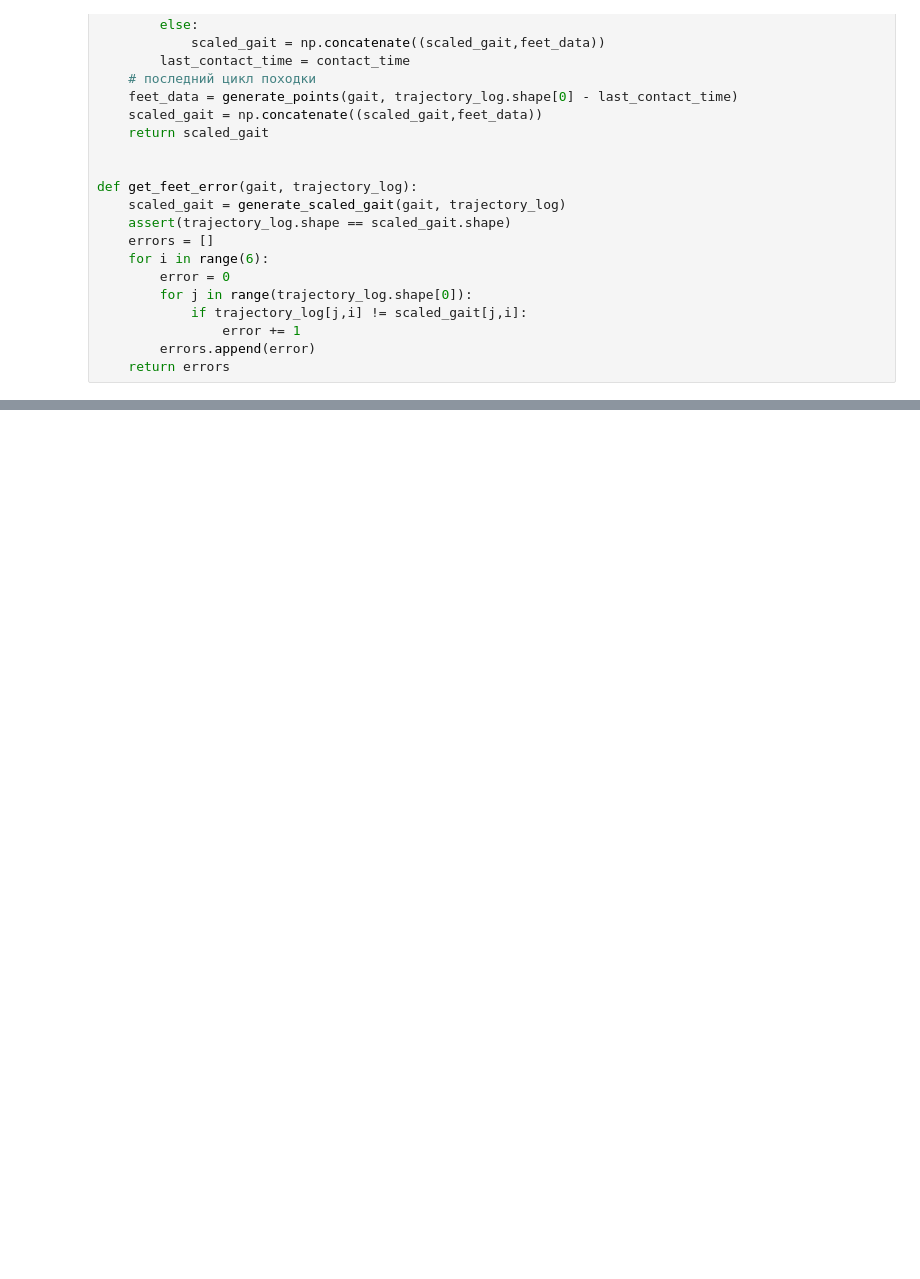
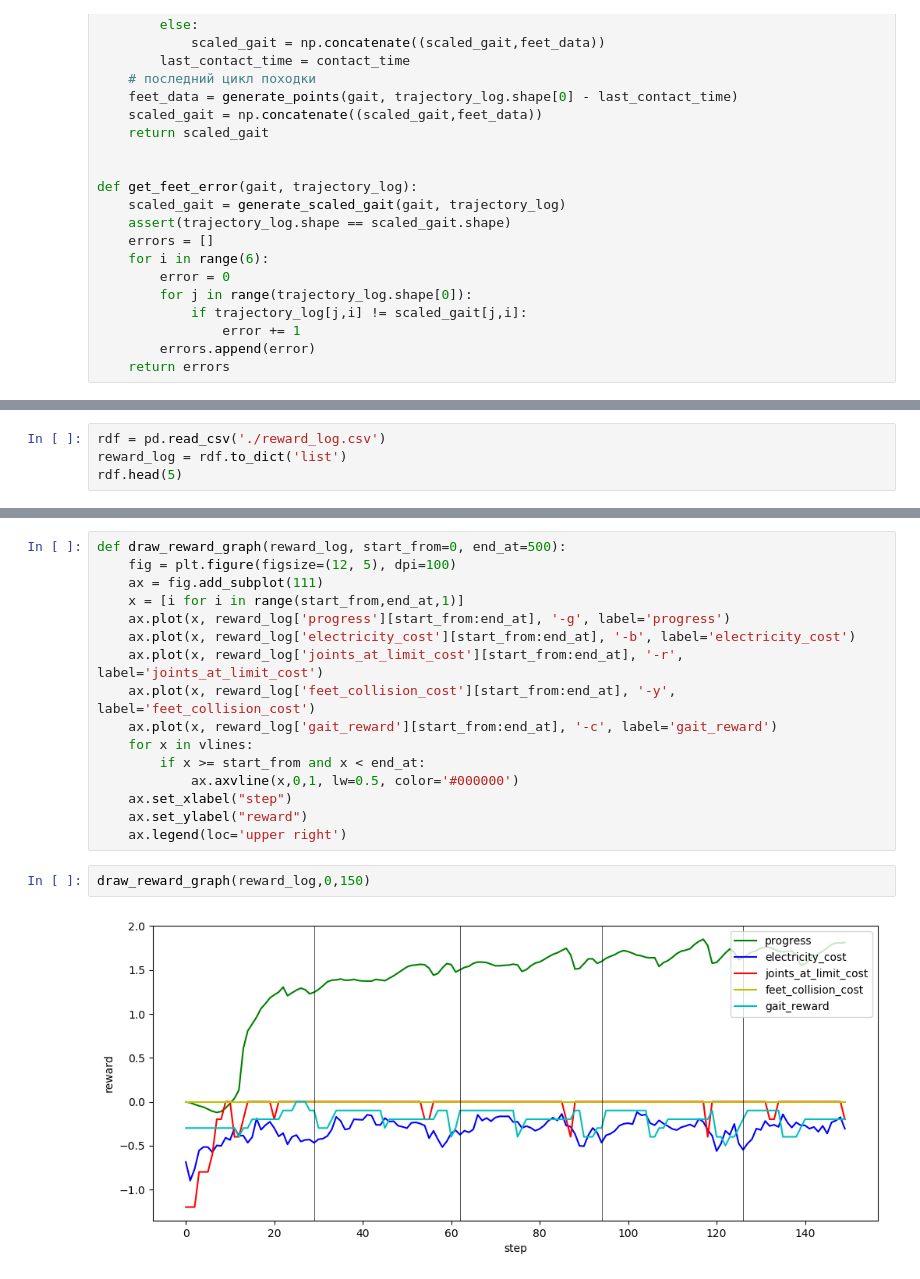
Before and after one commit to nosmokingsurfer/RL_hexapod, a Jupyter notebook: walk_analyse/walk_analyser.ipynb, the cells around one changed output, grey strips where cells are left out. Drawn from its saved outputs; the diff is of its cells as text; blank space fills up the shorter version.

```diff
--- a/walk_analyse/walk_analyser.ipynb
+++ b/walk_analyse/walk_analyser.ipynb
@@ -214,0 +187,4 @@ accuracy: 0.5781666666666667
+# %%
+rdf = pd.read_csv('./reward_log.csv')
+reward_log = rdf.to_dict('list')
+rdf.head(5)
@@ -214,0 +198,20 @@ accuracy: 0.5781666666666667
+# %%
+def draw_reward_graph(reward_log, start_from=0, end_at=500):
+    fig = plt.figure(figsize=(12, 5), dpi=100)
+    ax = fig.add_subplot(111)
+    x = [i for i in range(start_from,end_at,1)]
+    ax.plot(x, reward_log['progress'][start_from:end_at], '-g', label='progress')
+    ax.plot(x, reward_log['electricity_cost'][start_from:end_at], '-b', label='electricity_cost')
+    ax.plot(x, reward_log['joints_at_limit_cost'][start_from:end_at], '-r', label='joints_at_limit_cost')
+    ax.plot(x, reward_log['feet_collision_cost'][start_from:end_at], '-y', label='feet_collision_cost')
+    ax.plot(x, reward_log['gait_reward'][start_from:end_at], '-c', label='gait_reward')
+    for x in vlines:
+        if x >= start_from and x < end_at:
+            ax.axvline(x,0,1, lw=0.5, color='#000000')
+    ax.set_xlabel("step")
+    ax.set_ylabel("reward")
+    ax.legend(loc='upper right')
+# %%
+draw_reward_graph(reward_log,0,150)
+# %% [output]
+[figure, added]
```
Also changed, not shown: parts of 24 cells of this notebook, 7 other files.
